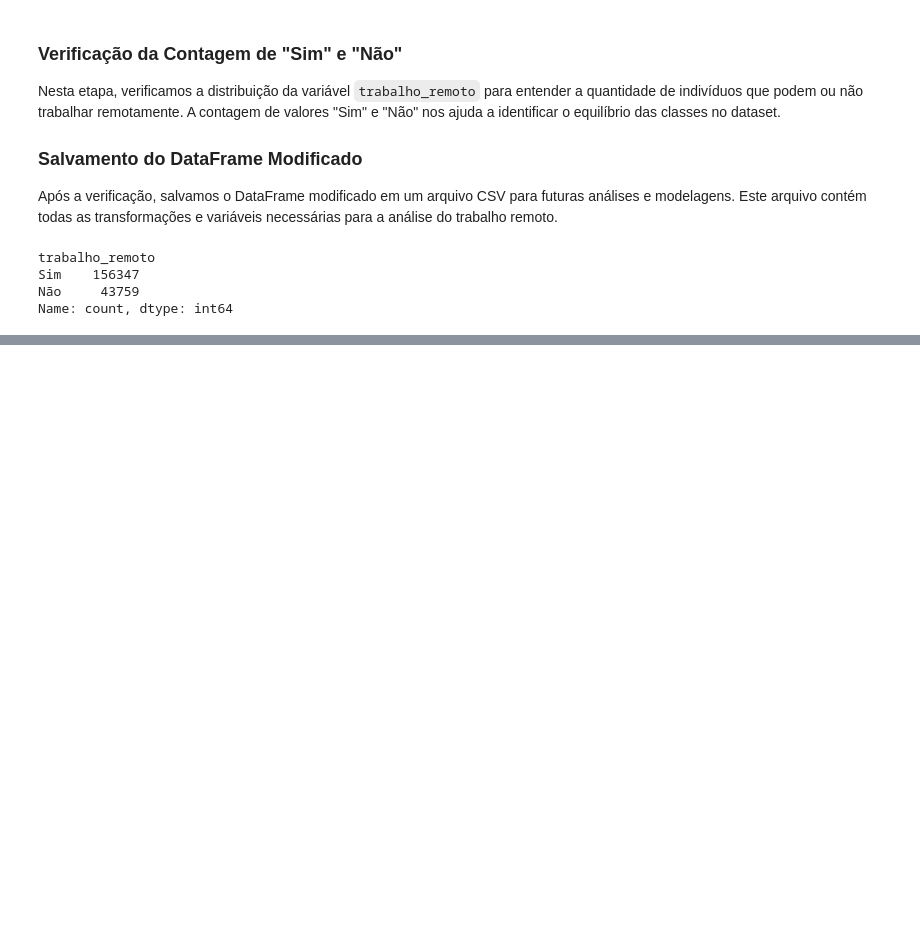
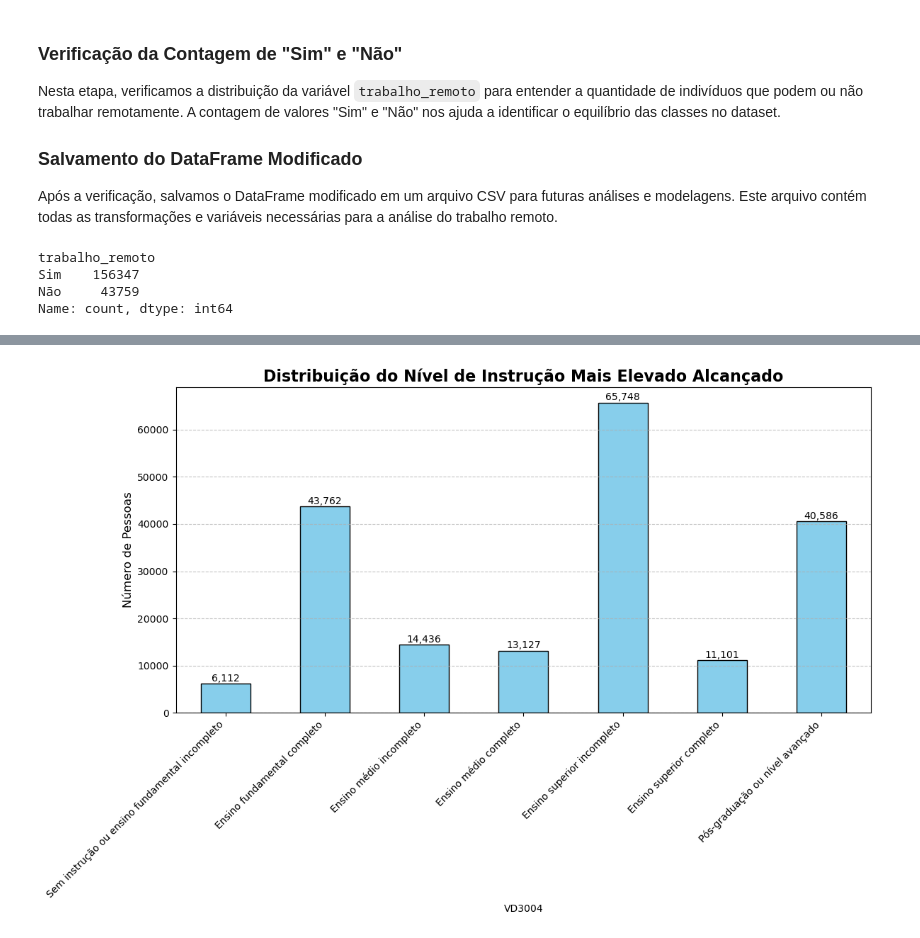
Before and after one commit to gab-correia/projeto2, a Jupyter notebook: Projeto2.ipynb, the cells around one changed output, grey strips where cells are left out. Saved outputs shown, nothing was run; the diff lists cells and outputs as text; code cells hidden in the pictures; blank space fills up the shorter version.

```diff
--- a/Projeto2.ipynb
+++ b/Projeto2.ipynb
@@ -257,0 +319,30 @@ Name: count, dtype: int64
+# %%
+import matplotlib.pyplot as plt
+
+# Dicionário mapeando os códigos para seus significados
+nivel_instrucao_legenda = {
+    1: "Sem instrução ou ensino fundamental incompleto",
+    2: "Ensino fundamental completo",
+    3: "Ensino médio incompleto",
+    4: "Ensino médio completo",
+    5: "Ensino superior incompleto",
+    6: "Ensino superior completo",
+    7: "Pós-graduação ou nível avançado"
+}
+
+# Plotagem do gráfico
+plt.figure(figsize=(12, 8))
+df['VD3004'].value_counts().sort_index().plot(kind='bar', color='skyblue', edgecolor='black')
+plt.title('Distribuição do Nível de Instrução Mais Elevado Alcançado', fontsize=16, weight='bold')
+plt.ylabel('Número de Pessoas', fontsize=12)
+plt.xticks(ticks=range(len(nivel_instrucao_legenda)), labels=[nivel_instrucao_legenda[i] for i in sorted(nivel_instrucao_legenda.keys())], rotation=45, ha='right', fontsize=10)
+plt.grid(axis='y', linestyle='--', alpha=0.7)
+
+# Adiciona os valores acima das barras
+for i, count in enumerate(df['VD3004'].value_counts().sort_index()):
+    plt.text(i, count + 500, f'{count:,}', ha='center', fontsize=10)
+
+plt.tight_layout()
+plt.show()
+# %% [output]
+[figure, added]
```
Also changed, not shown: parts of 9 cells of this notebook.
